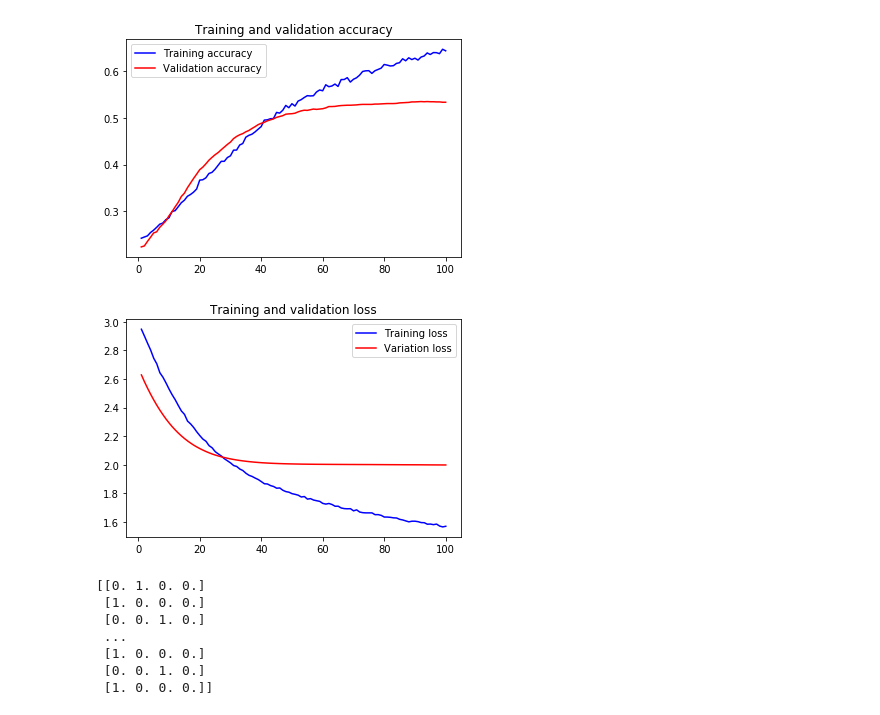
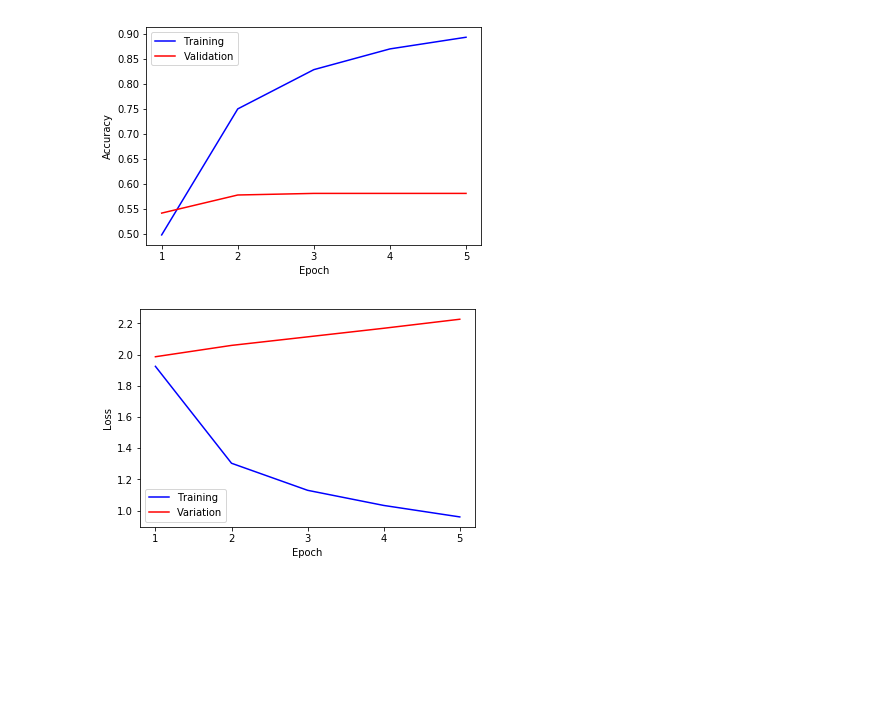
Before and after one commit to pcostam/homework_5, a Jupyter notebook: hw5.ipynb, the cells around one changed output. Saved outputs shown, nothing was run; the diff lists cells and outputs as text; code cells hidden in the pictures; blank space fills up the shorter version.

```diff
--- a/hw5.ipynb
+++ b/hw5.ipynb
@@ -191,17 +187,18 @@ def process_image(file):
 # %%
-import math
+""" Compile and Train the Neural Network """
 
-y = to_categorical(y)
-# compile the model (should be done *after* setting layers to non-trainable)
-model.compile(SGD(lr=0.00001), loss='categorical_crossentropy', metrics=['accuracy'])
+nb_epochs = 5
+nb_batch_size = 128
 
+
+# compile the model
+model.compile(SGD(lr=0.001), loss='categorical_crossentropy', metrics=['accuracy'])
+history = model.fit(X, y, validation_split=0.1, batch_size=nb_batch_size, epochs=nb_epochs)
+
+"""
 nb_steps_per_epoch = math.floor(X_train.shape[0]/nb_batch_size)
 nb_validation_steps = math.floor(X_val.shape[0]/nb_batch_size)
 print(nb_steps_per_epoch)
-#checkpoint = ModelCheckpoint(weights_filename, monitor='val_acc', verbose=1, save_best_only=True, mode='max')
-#history = model.fit_generator(train_generator, steps_per_epoch=4, validation_data = validation_generator,
-#                               validation_steps=2, epochs=50, verbose=2)
-history = model.fit(X, y, validation_split=0.3, batch_size=128, epochs=50)
-
-print("fim")
+history = model.fit_generator(train_generator, steps_per_epoch=4, validation_data = validation_generator, validation_steps=2, epochs=50, verbose=2)
+"""
 # %% [output]
@@ -225,52 +217,31 @@ fim
 # %%
+""" Accuracy and Loss Plots """
+
 acc = history.history['acc']
+loss = history.history['loss']
+
 val_acc = history.history['val_acc']
-loss = history.history['loss']
 val_loss = history.history['val_loss']
 
 epochs = range(1, len(acc) + 1)
-plt.plot(epochs, acc, 'b', label='Training accuracy')
-plt.plot(epochs, val_acc, 'r', label='Validation accuracy')
-plt.title('Training and validation accuracy')
+
+
+plt.plot(epochs, acc, 'b', label='Training')
+plt.plot(epochs, val_acc, 'r', label='Validation')
+plt.xticks(epochs)
+plt.xlabel('Epoch')
+plt.ylabel('Accuracy')
 plt.legend()
 
 plt.figure()
-plt.plot(epochs, loss, 'b', label='Training loss')
-plt.plot(epochs, val_loss, 'r', label='Variation loss')
-plt.title('Training and validation loss')
+plt.plot(epochs, loss, 'b', label='Training')
+plt.plot(epochs, val_loss, 'r', label='Variation')
+plt.xticks(epochs)
+plt.xlabel('Epoch')
+plt.ylabel('Loss')
 plt.legend()
 plt.show()
 # %% [output]
-[figure, old version]
+[figure, new version]
-[figure, old version]
+[figure, new version]
-# %%
-X_test = [] #images
-y_test = [] #labels
-for img_path in test_set:
-  X_test.append(cv2.resize(cv2.imread(img_path, cv2.IMREAD_COLOR)[:,:,::-1], dsize=(img_height, img_width),
-                      interpolation=cv2.INTER_CUBIC)) #read the image
-  if 'Apple' in img_path:
-    y_test.append(0)
-  elif 'Orange' in img_path:
-    y_test.append(1)
-  elif 'Lemon' in img_path:
-    y_test.append(2)
-  elif 'Pear' in img_path:
-    y_test.append(3)
-
-X_test = np.array(X_test)
-y_test = np.array(y_test)
-
-y_test = to_categorical(y_test)
-print(y_test)
-
-#test_generator = test_datagen.flow(X_test, y_test, batch_size=20)
-# %% [output]
-[[0. 1. 0. 0.]
- [1. 0. 0. 0.]
- [0. 0. 1. 0.]
- ...
- [1. 0. 0. 0.]
- [0. 0. 1. 0.]
- [1. 0. 0. 0.]]
 # %%
```
Also changed, not shown: parts of 8 cells of this notebook.
